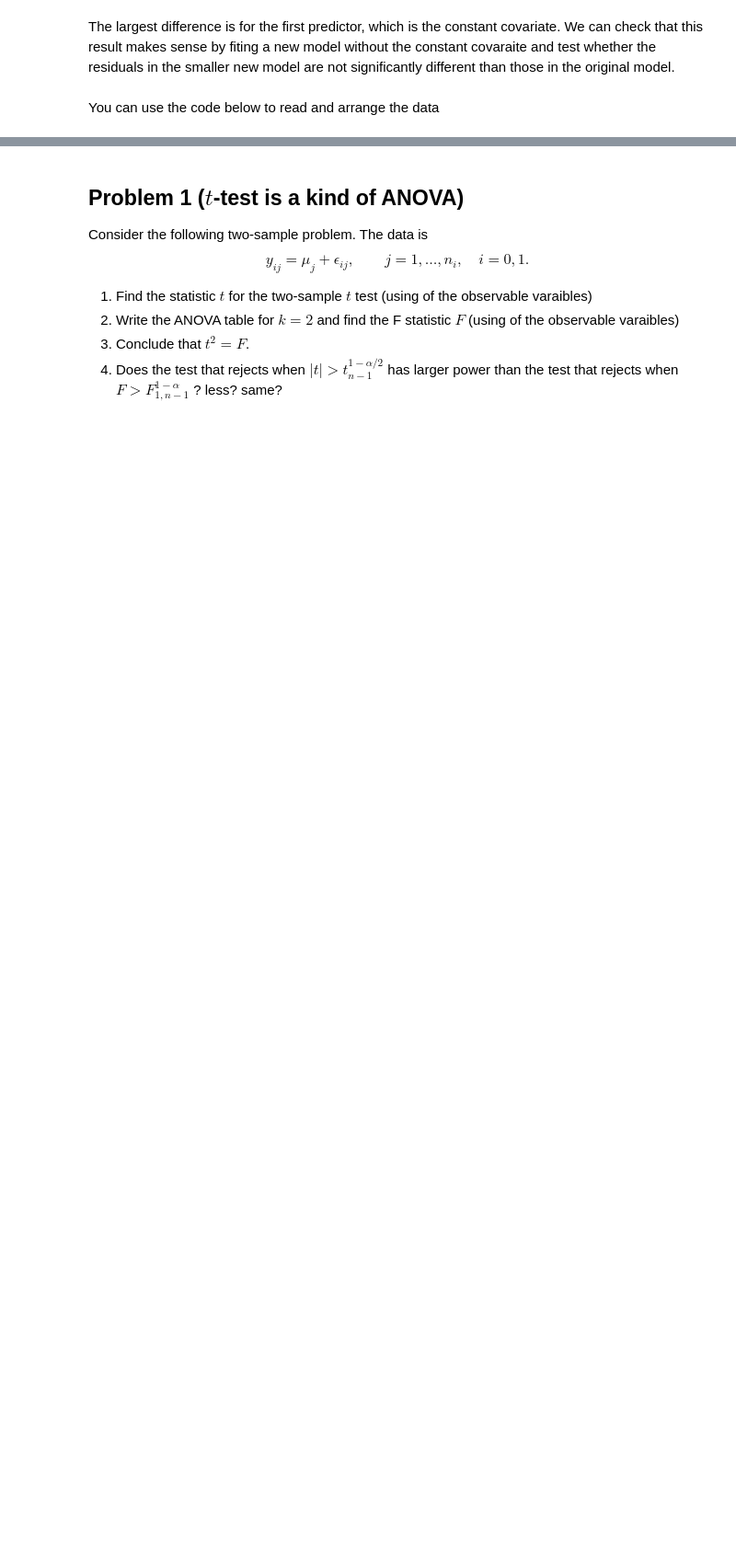
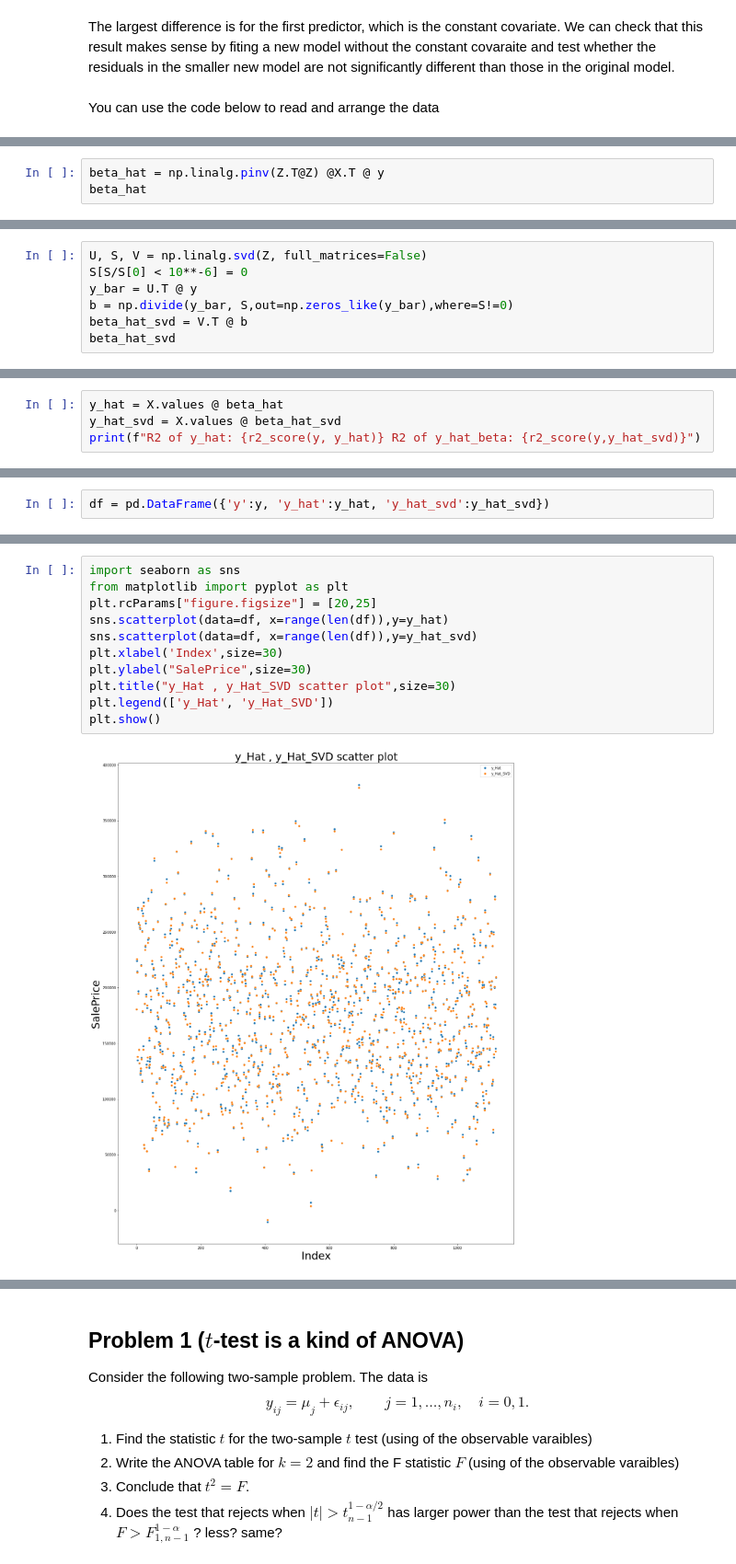
Before and after one commit to bar371/adv_stats, a Jupyter notebook: hw4.ipynb, the cells around one changed output, grey strips where cells are left out. Shown: that part at 92% size. Cells and saved outputs as stored; diff of their text form; blank space fills up the shorter version.

```diff
--- a/hw4.ipynb
+++ b/hw4.ipynb
@@ -88,0 +111,3 @@ n, p = Z.shape
+# %%
+beta_hat = np.linalg.pinv(Z.T@Z) @X.T @ y
+beta_hat
@@ -88,0 +132,7 @@ n, p = Z.shape
+# %%
+U, S, V = np.linalg.svd(Z, full_matrices=False)
+S[S/S[0] < 10**-6] = 0
+y_bar = U.T @ y
+b = np.divide(y_bar, S,out=np.zeros_like(y_bar),where=S!=0)
+beta_hat_svd = V.T @ b
+beta_hat_svd
@@ -88,0 +144,4 @@ n, p = Z.shape
+# %%
+y_hat = X.values @ beta_hat
+y_hat_svd = X.values @ beta_hat_svd
+print(f"R2 of y_hat: {r2_score(y, y_hat)} R2 of y_hat_beta: {r2_score(y,y_hat_svd)}")
@@ -88,0 +150,2 @@ n, p = Z.shape
+# %%
+df = pd.DataFrame({'y':y, 'y_hat':y_hat, 'y_hat_svd':y_hat_svd})
@@ -88,0 +154,13 @@ n, p = Z.shape
+# %%
+import seaborn as sns
+from matplotlib import pyplot as plt
+plt.rcParams["figure.figsize"] = [20,25]
+sns.scatterplot(data=df, x=range(len(df)),y=y_hat)
+sns.scatterplot(data=df, x=range(len(df)),y=y_hat_svd)
+plt.xlabel('Index',size=30)
+plt.ylabel("SalePrice",size=30)
+plt.title("y_Hat , y_Hat_SVD scatter plot",size=30)
+plt.legend(['y_Hat', 'y_Hat_SVD'])
+plt.show()
+# %% [output]
+[figure, added]
```
Also changed, not shown: parts of 10 cells of this notebook.
